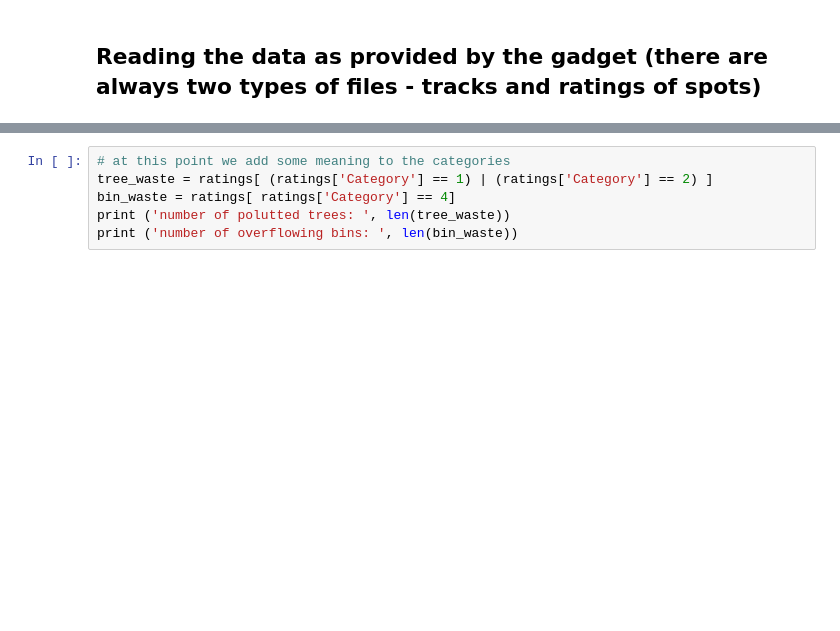
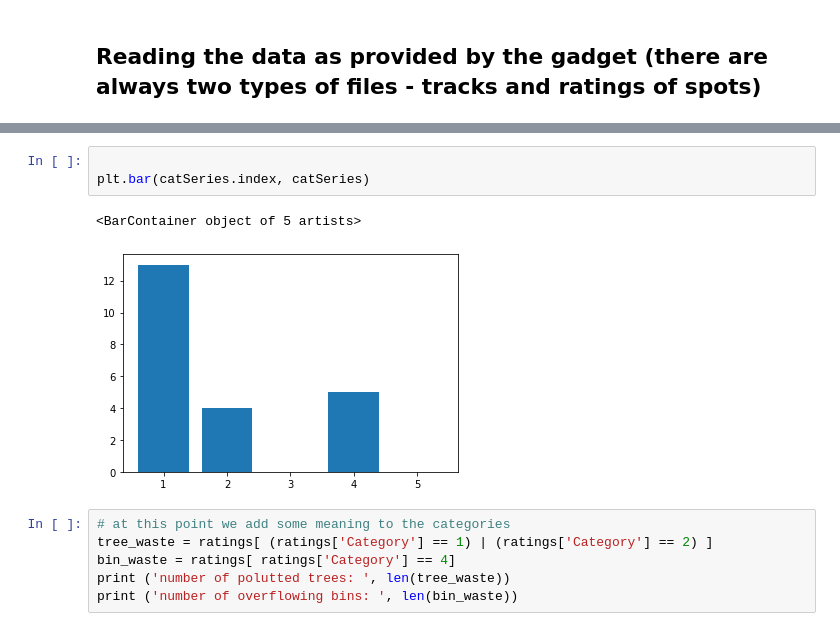
Before and after one commit to chrvoigt/observation_analysis, a Jupyter notebook: 2020-10-12_waste.ipynb, the cells around one changed output, grey strips where cells are left out. Cells and saved outputs as stored; diff of their text form; blank space fills up the shorter version.

```diff
--- a/2020-10-12_waste.ipynb
+++ b/2020-10-12_waste.ipynb
@@ -124,3 +177,9 @@ dtype: int64
+# %%
+
+plt.bar(catSeries.index, catSeries)
+# %% [output]
+<BarContainer object of 5 artists>
+[figure, added]
 # %%
 # at this point we add some meaning to the categories
 tree_waste = ratings[ (ratings['Category'] == 1) | (ratings['Category'] == 2) ]
```
Also changed, not shown: parts of 10 cells of this notebook.
